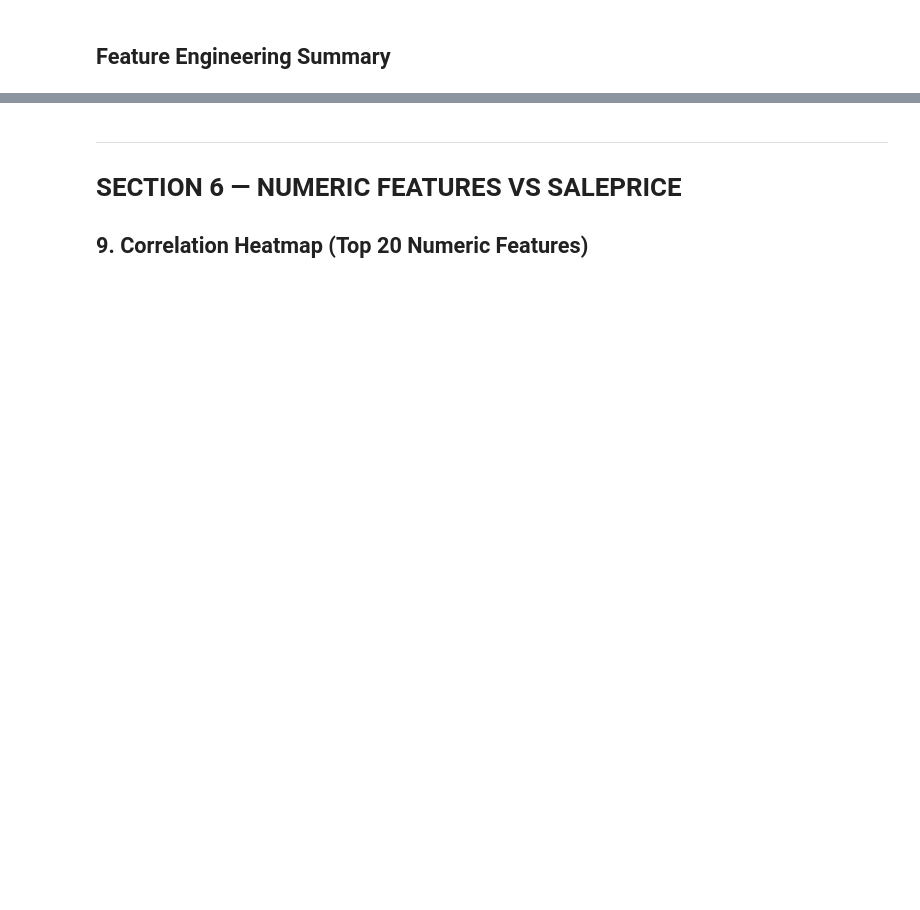
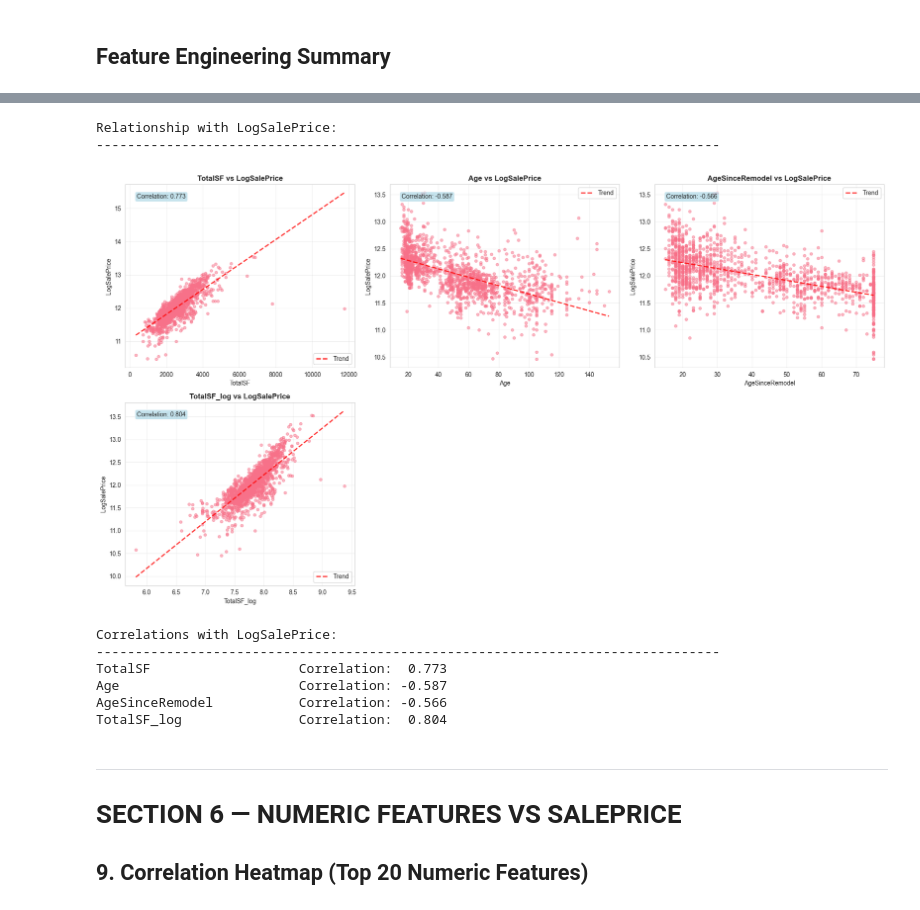
Before and after one commit to charliejb52/Housing-Price-Prediction, a Jupyter notebook: eda_notebook.ipynb, the cells around one changed output, grey strips where cells are left out. Saved outputs shown, nothing was run; the diff lists cells and outputs as text; code cells hidden in the pictures; blank space fills up the shorter version.

```diff
--- a/eda_notebook.ipynb
+++ b/eda_notebook.ipynb
@@ -996,3 +1228,68 @@ print("\n✓ Feature engineering complete! All transformations applied to datafr
+# %%
+# Scatterplots of new features vs LogSalePrice (to see relationships)
+if len(new_numeric_features) > 0:
+    print("\nRelationship with LogSalePrice:")
+    print("-" * 80)
+
+    n_features = len(new_numeric_features)
+    n_cols = 3
+    n_rows = (n_features + n_cols - 1) // n_cols
+
+    fig, axes = plt.subplots(n_rows, n_cols, figsize=(18, 5 * n_rows))
+    axes = axes.flatten() if n_rows > 1 else [axes] if n_cols == 1 else axes
+
+    for idx, feat in enumerate(new_numeric_features):
+        if idx < len(axes) and feat in df.columns and 'LogSalePrice' in df.columns:
+            # Scatter plot
+            axes[idx].scatter(df[feat], df['LogSalePrice'], alpha=0.5, s=20)
+
+            # Add trend line
+            valid_mask = df[feat].notna() & df['LogSalePrice'].notna()
+            if valid_mask.sum() > 1:
+                z = np.polyfit(df.loc[valid_mask, feat], df.loc[valid_mask, 'LogSalePrice'], 1)
+                p = np.poly1d(z)
+                sorted_feat = df.loc[valid_mask, feat].sort_values()
+                axes[idx].plot(sorted_feat, p(sorted_feat),
+                              "r--", alpha=0.8, linewidth=2, label='Trend')
+
+                # Calculate correlation
+                corr = df.loc[valid_mask, feat].corr(df.loc[valid_mask, 'LogSalePrice'])
+                axes[idx].text(0.05, 0.95, f'Correlation: {corr:.3f}',
+                              transform=axes[idx].transAxes, fontsize=10,
+                              verticalalignment='top', bbox=dict(boxstyle='round', facecolor='lightblue', alpha=0.7))
+
+            axes[idx].set_xlabel(feat, fontsize=10)
+            axes[idx].set_ylabel('LogSalePrice', fontsize=10)
+            axes[idx].set_title(f'{feat} vs LogSalePrice', fontsize=12, fontweight='bold')
+            axes[idx].legend()
+            axes[idx].grid(True, alpha=0.3)
+
+    # Hide extra subplots
+    for idx in range(len(new_numeric_features), len(axes)):
+        axes[idx].set_visible(False)
+
+    plt.tight_layout()
+    plt.show()
+
+    # Print correlations
+    print("\nCorrelations with LogSalePrice:")
+    print("-" * 80)
+    for feat in new_numeric_features:
+        if feat in df.columns and 'LogSalePrice' in df.columns:
+            valid_mask = df[feat].notna() & df['LogSalePrice'].notna()
+            if valid_mask.sum() > 1:
+                corr = df.loc[valid_mask, feat].corr(df.loc[valid_mask, 'LogSalePrice'])
+                print(f"{feat:<25} Correlation: {corr:>6.3f}")
+# %% [output]
+Relationship with LogSalePrice:
+--------------------------------------------------------------------------------
+[figure, added]
+Correlations with LogSalePrice:
+--------------------------------------------------------------------------------
+TotalSF                   Correlation:  0.773
+Age                       Correlation: -0.587
+AgeSinceRemodel           Correlation: -0.566
+TotalSF_log               Correlation:  0.804
 # %% [markdown]
 ---
 
```
Also changed, not shown: parts of 34 cells of this notebook.
